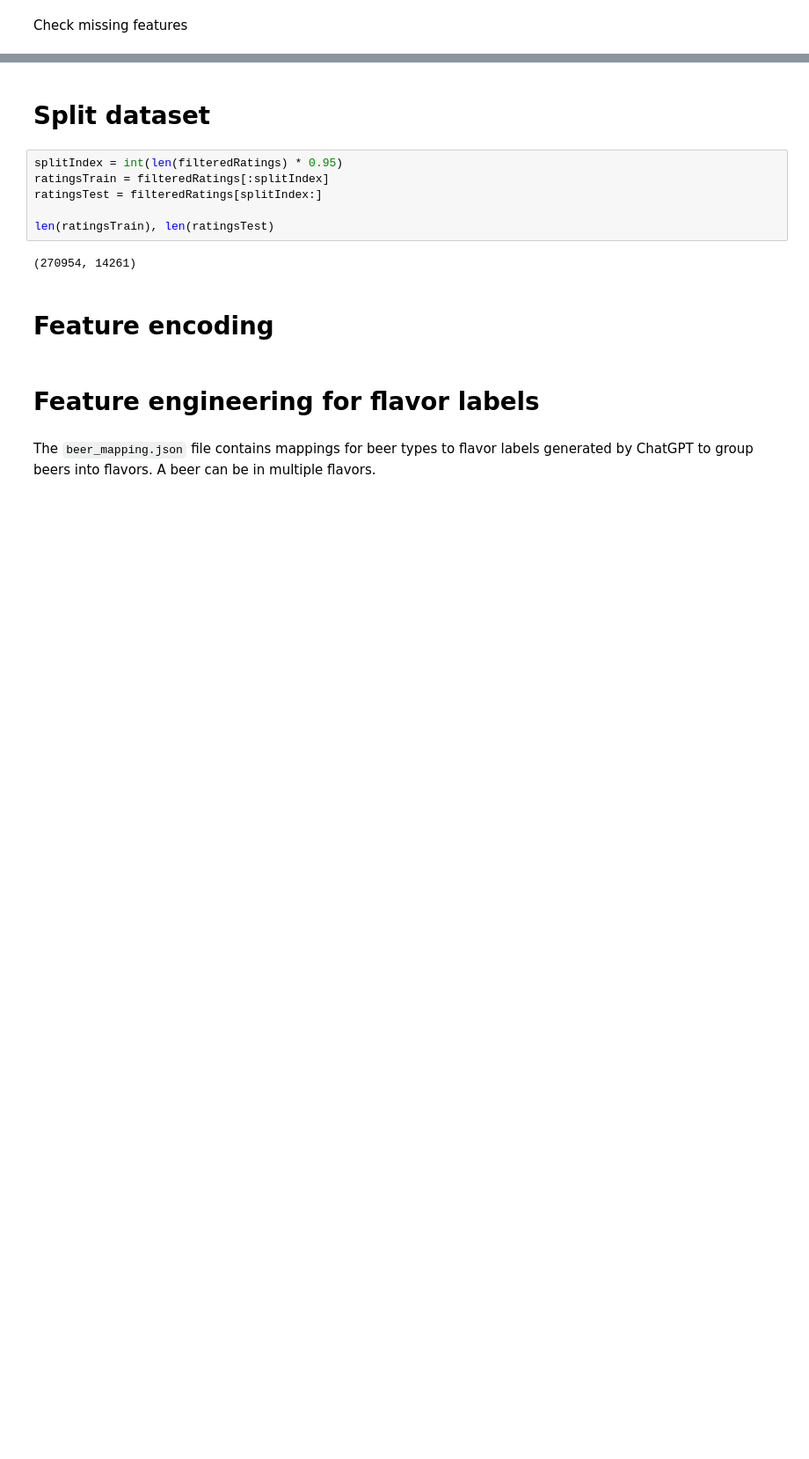
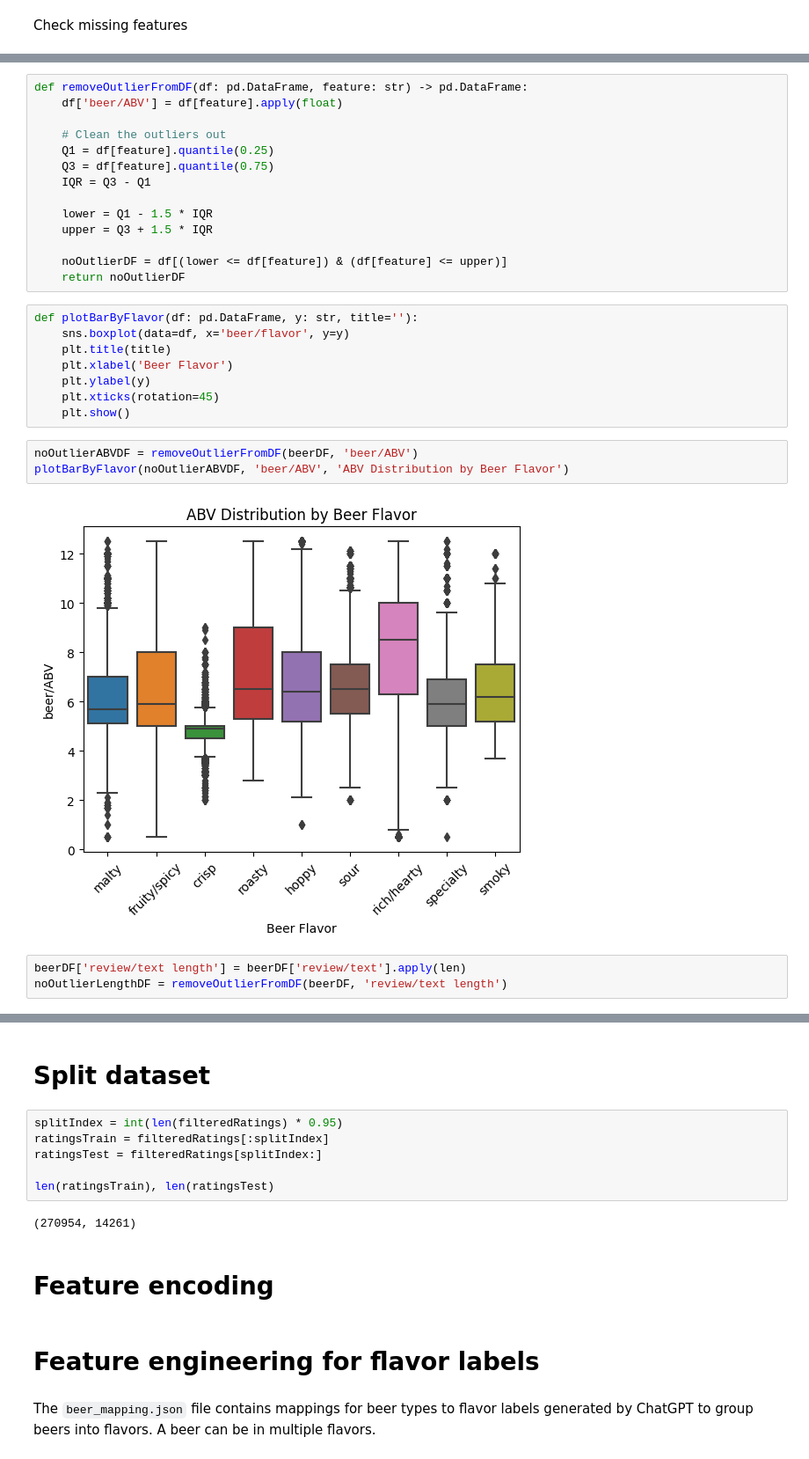
Before and after one commit to EdwardLinS/CSE158-BryanEdwardJesse, a Jupyter notebook: beers/notebook.ipynb, the cells around one changed output, grey strips where cells are left out. Shown at 88% size. Cells and saved outputs as stored; diff of their text form; blank space fills up the shorter version.

```diff
--- a/beers/notebook.ipynb
+++ b/beers/notebook.ipynb
@@ -174,0 +151,30 @@ abvMin, abvMax, abvMean, abvMedian, abvSTD
+# %%
+def removeOutlierFromDF(df: pd.DataFrame, feature: str) -> pd.DataFrame:
+    df['beer/ABV'] = df[feature].apply(float)
+
+    # Clean the outliers out
+    Q1 = df[feature].quantile(0.25)
+    Q3 = df[feature].quantile(0.75)
+    IQR = Q3 - Q1
+
+    lower = Q1 - 1.5 * IQR
+    upper = Q3 + 1.5 * IQR
+
+    noOutlierDF = df[(lower <= df[feature]) & (df[feature] <= upper)]
+    return noOutlierDF
+# %%
+def plotBarByFlavor(df: pd.DataFrame, y: str, title=''):
+    sns.boxplot(data=df, x='beer/flavor', y=y)
+    plt.title(title)
+    plt.xlabel('Beer Flavor')
+    plt.ylabel(y)
+    plt.xticks(rotation=45)
+    plt.show()
+# %%
+noOutlierABVDF = removeOutlierFromDF(beerDF, 'beer/ABV')
+plotBarByFlavor(noOutlierABVDF, 'beer/ABV', 'ABV Distribution by Beer Flavor')
+# %% [output]
+[figure, added]
+# %%
+beerDF['review/text length'] = beerDF['review/text'].apply(len)
+noOutlierLengthDF = removeOutlierFromDF(beerDF, 'review/text length')
```
Also changed, not shown: parts of 22 cells of this notebook.
